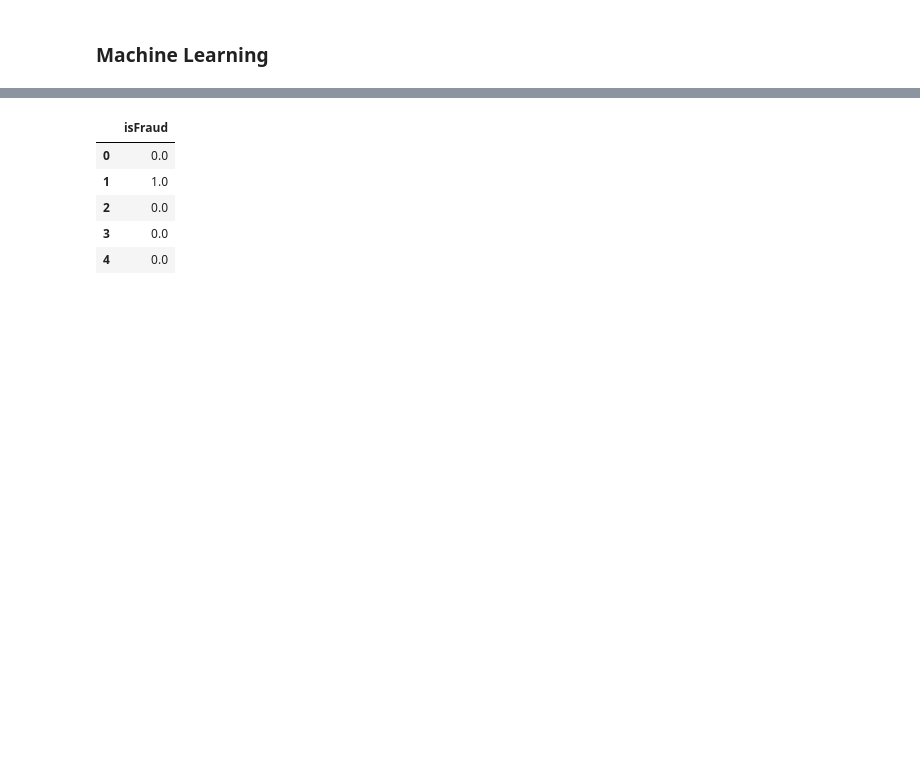
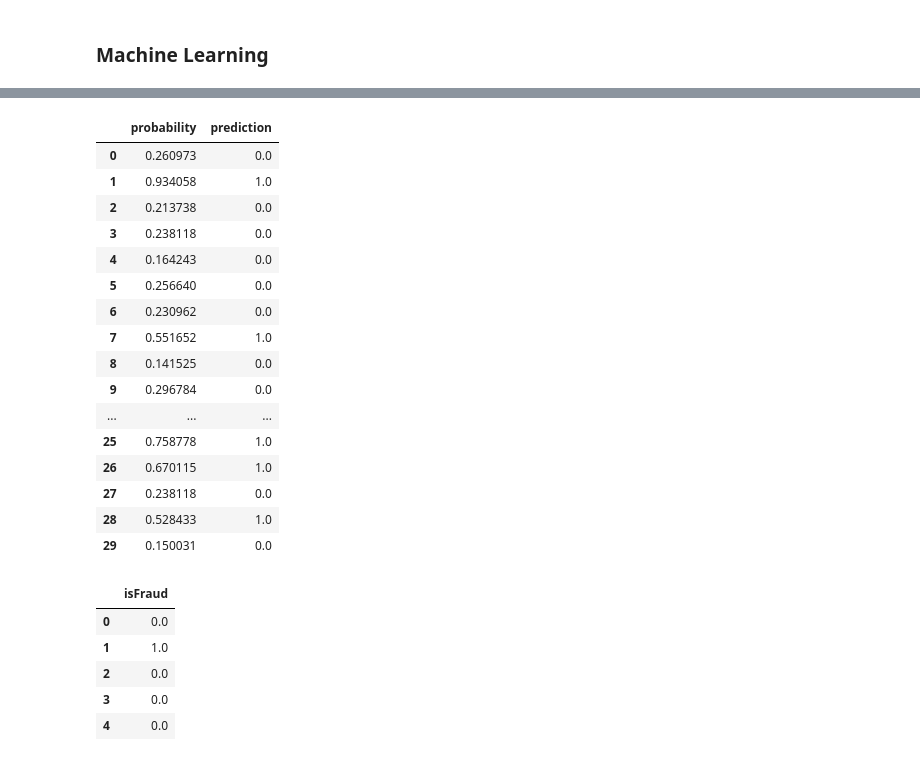
Before and after one commit to PrinceJavier/ieee_cis_fraud_detection, a Jupyter notebook: ieee_cis_fraud_detection.feature_eng.ipynb, the cells around one changed output, grey strips where cells are left out. Saved outputs shown, nothing was run; the diff lists cells and outputs as text; code cells hidden in the pictures; blank space fills up the shorter version.

```diff
--- a/ieee_cis_fraud_detection.feature_eng.ipynb
+++ b/ieee_cis_fraud_detection.feature_eng.ipynb
@@ -212,4 +229,4 @@ model.write().overwrite().save("gbt1")
 # %%
 # F1 score on train
 # %%
-prediction = model.transform(df_train_sample)
+pred_train = model.transform(df_train_sample)
@@ -227,0 +233,5 @@ pd_pred.head()
+# %%
+pred_train = pred_train.select('probability', 'prediction')
+# %%
+pd_pred_train = pred_train.toPandas()
+pd_pred_train.head()
@@ -228 +245,23 @@ pd_pred.head()
+# %%
+pd_pred_train2 = pd_pred_train.copy()
+pd_pred_train2.probability = pd_pred_train.probability.apply(lambda x: x[1])
+pd_pred_train2.head(30)
+# %% [output]
+|  | probability | prediction |
+| 0 | 0.260973 | 0.0 |
+| 1 | 0.934058 | 1.0 |
+| 2 | 0.213738 | 0.0 |
+| 3 | 0.238118 | 0.0 |
+| 4 | 0.164243 | 0.0 |
+| 5 | 0.256640 | 0.0 |
+| 6 | 0.230962 | 0.0 |
+| 7 | 0.551652 | 1.0 |
+| 8 | 0.141525 | 0.0 |
+| 9 | 0.296784 | 0.0 |
+| ... | ... | ... |
+| 25 | 0.758778 | 1.0 |
+| 26 | 0.670115 | 1.0 |
+| 27 | 0.238118 | 0.0 |
+| 28 | 0.528433 | 1.0 |
+| 29 | 0.150031 | 0.0 |
 # %%
```
Also changed, not shown: parts of 16 cells of this notebook.
